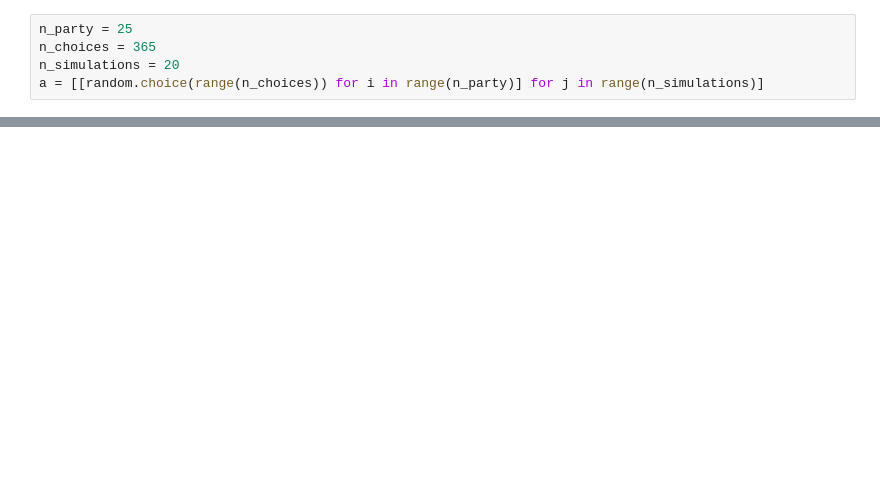
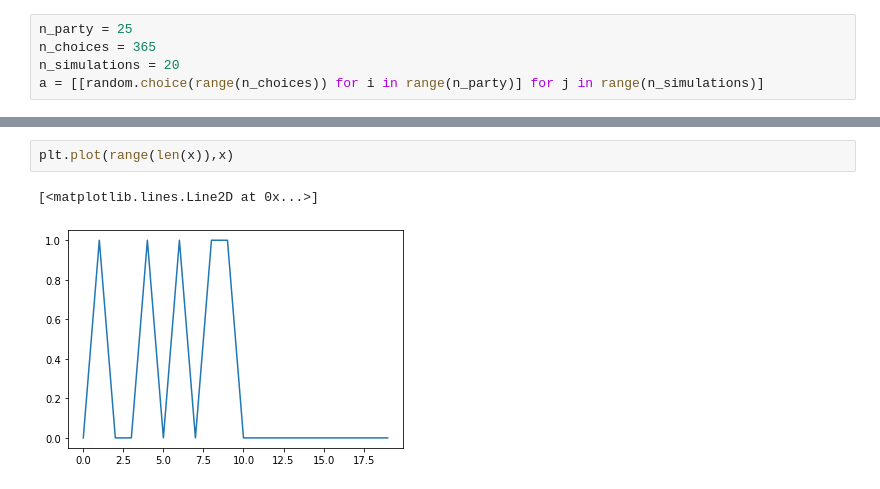
Before and after one commit to unna97/maths-havard-stats-110, a Jupyter notebook: _notebooks/2020-05-10-BirthdayProblem.ipynb, the cells around one changed output, grey strips where cells are left out. Drawn from its saved outputs; the diff is of its cells as text; blank space fills up the shorter version.

```diff
--- a/_notebooks/2020-05-10-BirthdayProblem.ipynb
+++ b/_notebooks/2020-05-10-BirthdayProblem.ipynb
@@ -23,3 +24,8 @@ plt.scatter(range(n_simulations),x)
+# %%
+plt.plot(range(len(x)),x)
+# %% [output]
+[<matplotlib.lines.Line2D at 0x...>]
+[figure, added]
 # %%
 bar_chart = [sum(x[:i+1])/(i+1) for i in range(len(x))]
 plt.bar(range(n_simulations),bar_chart)
```
Also changed, not shown: parts of 5 cells of this notebook.
